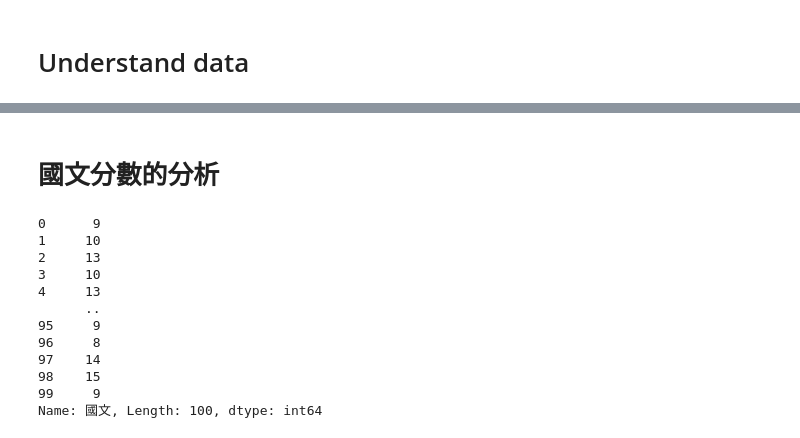
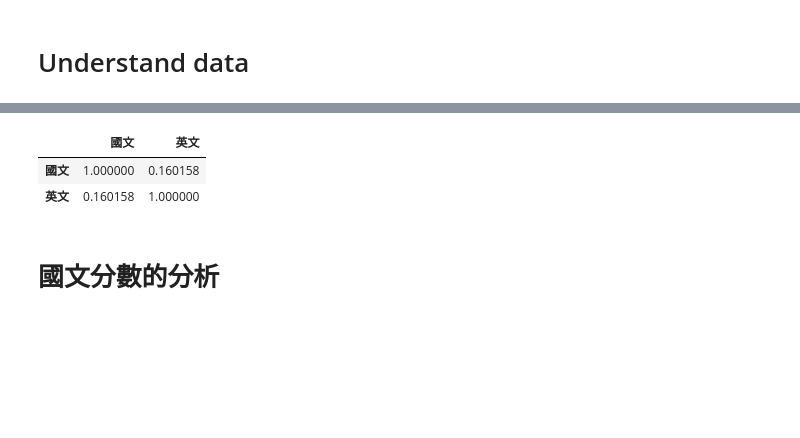
Before and after one commit to mingfujacky/Lecture-Python, a Jupyter notebook: pandas/pandas_basic.ipynb, the cells around one changed output, grey strips where cells are left out. Drawn from its saved outputs; the diff is of its cells as text; code cells hidden in the pictures; blank space fills up the shorter version.

```diff
--- a/pandas/pandas_basic.ipynb
+++ b/pandas/pandas_basic.ipynb
@@ -50,17 +57,14 @@ grade_df.shape
+# %%
+# 學科間的相關性
+# R值相關程度之高低，在正負0.3之間（即0.3至-0.3之間）稱為低度相關；
+# 在正負0.3-0.6之間（即指介於0.3至0.6，-0.3至-0.6之間）稱為中度相關；
+# 而在正負0.6至0.9之間（即指在0.6至0.9，-0.6至-0.9之間）則稱為高度相關；
+# 若是R值為正負1，即表示完全相關。
+df[['國文', '英文', '數學', '自然', '社會']].corr()
+df[['國文', '英文']].corr()
+# %% [output]
+|  | 國文 | 英文 |
+| 國文 | 1.000000 | 0.160158 |
+| 英文 | 0.160158 | 1.000000 |
 # %% [markdown]
 # 國文分數的分析
-# %%
-grade_df['國文'] #取出的 data type 為 Series
-# %% [output]
-0      9
-1     10
-2     13
-3     10
-4     13
-      ..
-95     9
-96     8
-97    14
-98    15
-99     9
-Name: 國文, Length: 100, dtype: int64
```
Also changed, not shown: parts of 23 cells of this notebook, 2 other files.
